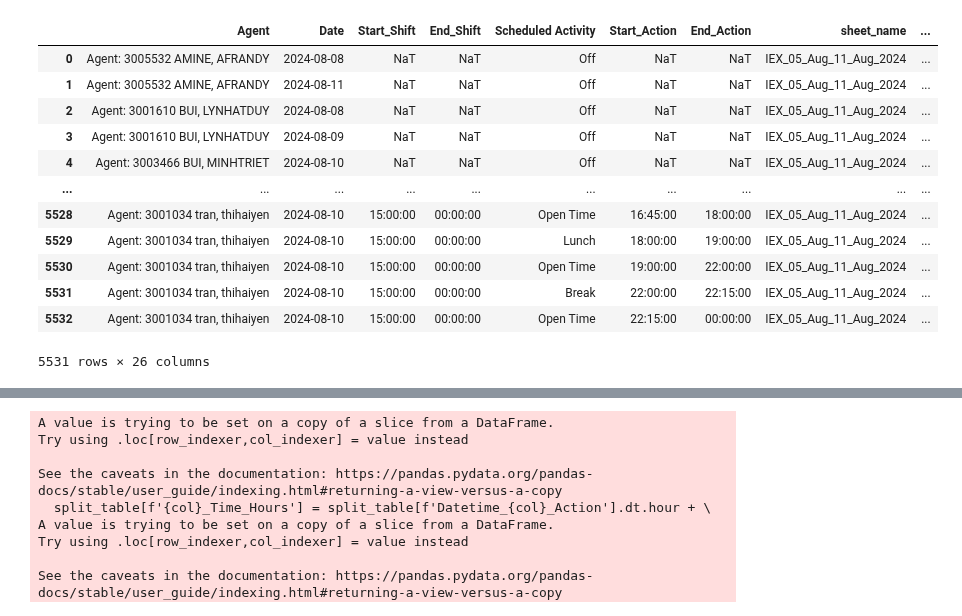
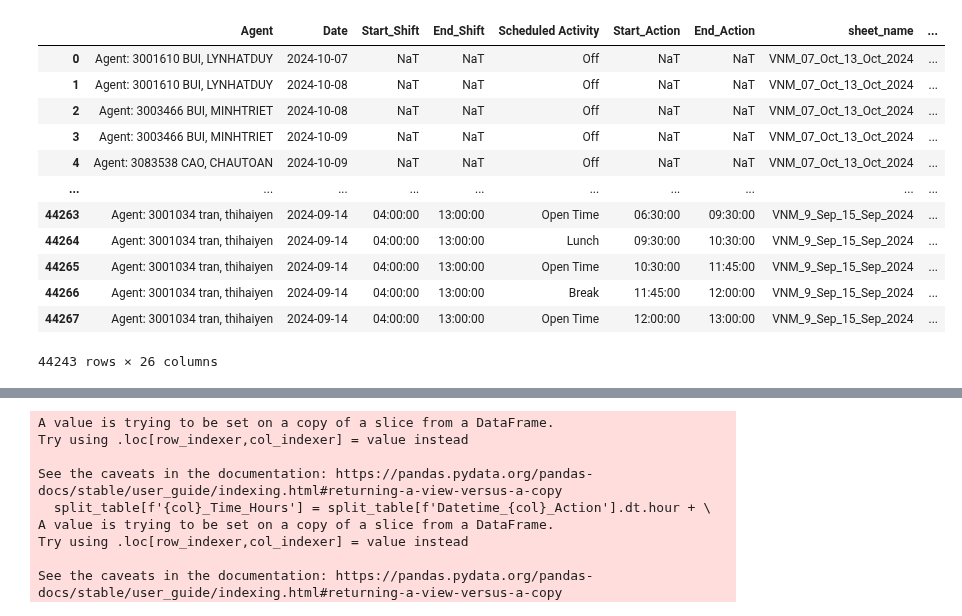
Before and after one commit to NguyenHuuChinh1998/CODE, a Jupyter notebook: Schedule_Tool/IEX.ipynb, the cells around one changed output, grey strips where cells are left out. Drawn from its saved outputs; the diff is of its cells as text; code cells hidden in the pictures.

```diff
--- a/Schedule_Tool/IEX.ipynb
+++ b/Schedule_Tool/IEX.ipynb
@@ -92,0 +92,2 @@ IEX_Input = input_data('IEX')
+# %%
+IEX_Input = input_data(r'1. DAILY RAWDATA/3. IEX/1. VIETNAM')
@@ -183,7 +185,6 @@ filtered_max_generate_date = filtered_max_generate_date.drop(filtered_max_genera
 
 filtered_max_generate_date['Datetime_Start_Action'] = filtered_max_generate_date.apply(lambda row: create_datetime(row, 'Start_Action', 'Start_Shift'), axis=1)
 filtered_max_generate_date['Datetime_End_Action'] = filtered_max_generate_date.apply(lambda row: create_datetime(row, 'End_Action', 'Start_Shift'), axis=1)
-filtered_max_generate_date.to_excel('Original Table.xlsx', index= True)
 
 filtered_fluctuate_shifts = filtered_max_generate_date[
     filtered_max_generate_date['Scheduled Activity'].isin(["Open Time", "Extra Hours"]) |
@@ -198,45 +199,45 @@ new_table_with_fluctuate_shifts_col = pd.merge(filtered_max_generate_date, min_m
 
 
 min_max_first_shifts = filtered_max_generate_date.groupby(['Date', 'IEX_ID']).agg(
     Datetime_First_Start_Shift=('Datetime_Start_Action', 'min'),
     Datetime_First_End_Shift=('Datetime_End_Action', 'max')
 ).reset_index()
 min_max_first_shifts['First Shift'] = (min_max_first_shifts['Datetime_First_Start_Shift'].dt.strftime('%H%M') + '-' + min_max_first_shifts['Datetime_First_End_Shift'].dt.strftime('%H%M'))
 new_table_with_first_shifts_col = pd.merge(new_table_with_fluctuate_shifts_col, min_max_first_shifts, on=['Date', 'IEX_ID'], how='left')
 
 filtered_original_shifts = filtered_max_generate_date[
     filtered_max_generate_date['Scheduled Activity'].isin(["Open Time"]) |
     filtered_max_generate_date['Scheduled Activity'].str.contains("Training", na=False)
 ]
 min_max_original_shifts = filtered_original_shifts.groupby(['Date', 'IEX_ID']).agg(
     Datetime_Original_Start_Shift=('Datetime_Start_Action', 'min'),
     Datetime_Original_End_Shift=('Datetime_End_Action', 'max')
 ).reset_index()
 min_max_original_shifts['Original Shift'] = (min_max_original_shifts['Datetime_Original_Start_Shift'].dt.strftime('%H%M') + '-' + min_max_original_shifts['Datetime_Original_End_Shift'].dt.strftime('%H%M'))
 new_table_with_original_shifts_col = pd.merge(new_table_with_first_shifts_col, min_max_original_shifts, on=['Date', 'IEX_ID'], how='left')
 
 new_table_with_original_shifts_col = new_table_with_original_shifts_col[
     ~(
         (new_table_with_original_shifts_col['Scheduled Activity'].isin(["Lunch", "Break"])) &
         new_table_with_original_shifts_col['Fluctuate Shift'].isna()
     )
 ]
 
 new_table_with_original_shifts_col
 # %% [output]
 |  | Agent | Date | Start_Shift | End_Shift | Scheduled Activity | Start_Action | End_Action | sheet_name | ... |
-| 0 | Agent: 3005532 AMINE, AFRANDY | 2024-08-08 | NaT | NaT | Off | NaT | NaT | IEX_05_Aug_11_Aug_2024 | ... |
-| 1 | Agent: 3005532 AMINE, AFRANDY | 2024-08-11 | NaT | NaT | Off | NaT | NaT | IEX_05_Aug_11_Aug_2024 | ... |
-| 2 | Agent: 3001610 BUI, LYNHATDUY | 2024-08-08 | NaT | NaT | Off | NaT | NaT | IEX_05_Aug_11_Aug_2024 | ... |
-| 3 | Agent: 3001610 BUI, LYNHATDUY | 2024-08-09 | NaT | NaT | Off | NaT | NaT | IEX_05_Aug_11_Aug_2024 | ... |
-| 4 | Agent: 3003466 BUI, MINHTRIET | 2024-08-10 | NaT | NaT | Off | NaT | NaT | IEX_05_Aug_11_Aug_2024 | ... |
+| 0 | Agent: 3001610 BUI, LYNHATDUY | 2024-10-07 | NaT | NaT | Off | NaT | NaT | VNM_07_Oct_13_Oct_2024 | ... |
+| 1 | Agent: 3001610 BUI, LYNHATDUY | 2024-10-08 | NaT | NaT | Off | NaT | NaT | VNM_07_Oct_13_Oct_2024 | ... |
+| 2 | Agent: 3003466 BUI, MINHTRIET | 2024-10-08 | NaT | NaT | Off | NaT | NaT | VNM_07_Oct_13_Oct_2024 | ... |
+| 3 | Agent: 3003466 BUI, MINHTRIET | 2024-10-09 | NaT | NaT | Off | NaT | NaT | VNM_07_Oct_13_Oct_2024 | ... |
+| 4 | Agent: 3083538 CAO, CHAUTOAN | 2024-10-09 | NaT | NaT | Off | NaT | NaT | VNM_07_Oct_13_Oct_2024 | ... |
 | ... | ... | ... | ... | ... | ... | ... | ... | ... | ... |
-| 5528 | Agent: 3001034 tran, thihaiyen | 2024-08-10 | 15:00:00 | 00:00:00 | Open Time | 16:45:00 | 18:00:00 | IEX_05_Aug_11_Aug_2024 | ... |
-| 5529 | Agent: 3001034 tran, thihaiyen | 2024-08-10 | 15:00:00 | 00:00:00 | Lunch | 18:00:00 | 19:00:00 | IEX_05_Aug_11_Aug_2024 | ... |
-| 5530 | Agent: 3001034 tran, thihaiyen | 2024-08-10 | 15:00:00 | 00:00:00 | Open Time | 19:00:00 | 22:00:00 | IEX_05_Aug_11_Aug_2024 | ... |
-| 5531 | Agent: 3001034 tran, thihaiyen | 2024-08-10 | 15:00:00 | 00:00:00 | Break | 22:00:00 | 22:15:00 | IEX_05_Aug_11_Aug_2024 | ... |
-| 5532 | Agent: 3001034 tran, thihaiyen | 2024-08-10 | 15:00:00 | 00:00:00 | Open Time | 22:15:00 | 00:00:00 | IEX_05_Aug_11_Aug_2024 | ... |
+| 44263 | Agent: 3001034 tran, thihaiyen | 2024-09-14 | 04:00:00 | 13:00:00 | Open Time | 06:30:00 | 09:30:00 | VNM_9_Sep_15_Sep_2024 | ... |
+| 44264 | Agent: 3001034 tran, thihaiyen | 2024-09-14 | 04:00:00 | 13:00:00 | Lunch | 09:30:00 | 10:30:00 | VNM_9_Sep_15_Sep_2024 | ... |
+| 44265 | Agent: 3001034 tran, thihaiyen | 2024-09-14 | 04:00:00 | 13:00:00 | Open Time | 10:30:00 | 11:45:00 | VNM_9_Sep_15_Sep_2024 | ... |
+| 44266 | Agent: 3001034 tran, thihaiyen | 2024-09-14 | 04:00:00 | 13:00:00 | Break | 11:45:00 | 12:00:00 | VNM_9_Sep_15_Sep_2024 | ... |
+| 44267 | Agent: 3001034 tran, thihaiyen | 2024-09-14 | 04:00:00 | 13:00:00 | Open Time | 12:00:00 | 13:00:00 | VNM_9_Sep_15_Sep_2024 | ... |
-5531 rows × 26 columns
+44243 rows × 26 columns
 # %%
 sorted_generate_date = new_table_with_original_shifts_col.sort_values(by='Export time', ascending=True)
 
```
Also changed, not shown: parts of 12 cells of this notebook.
